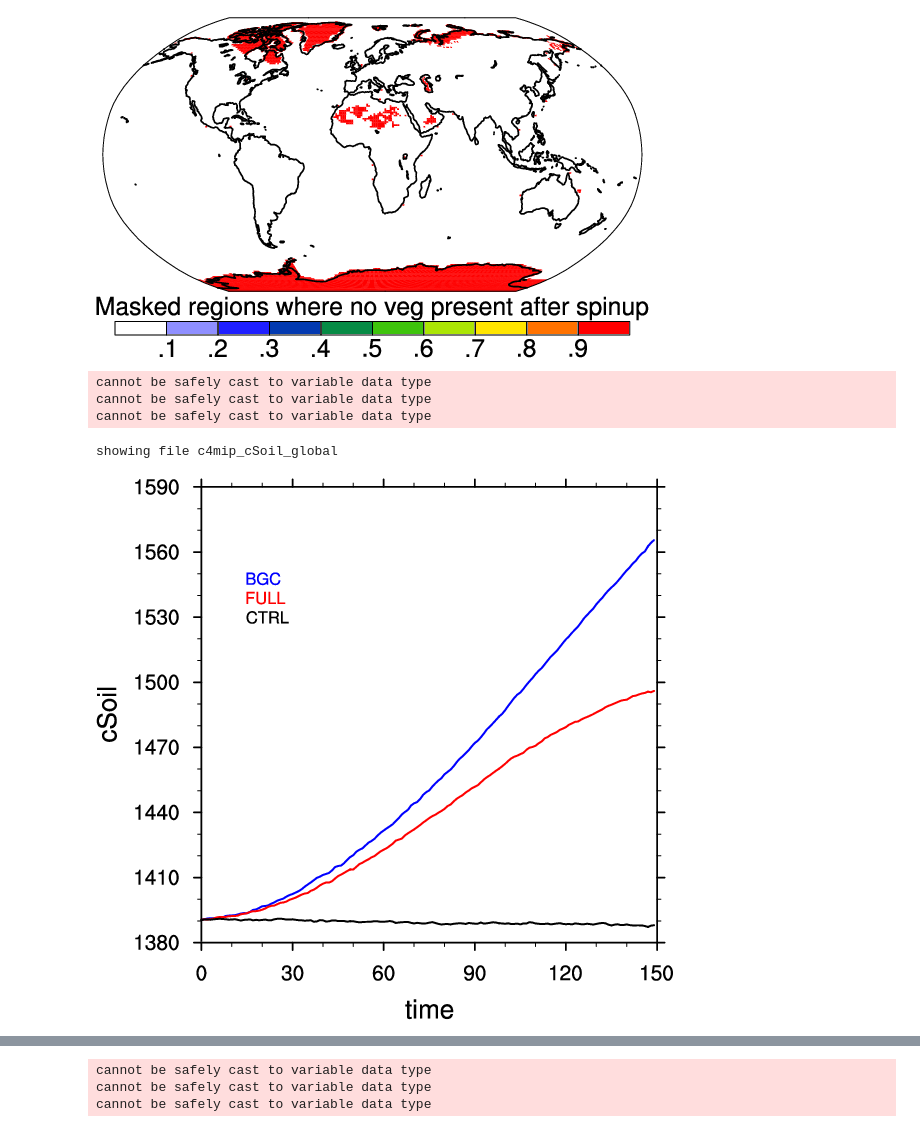
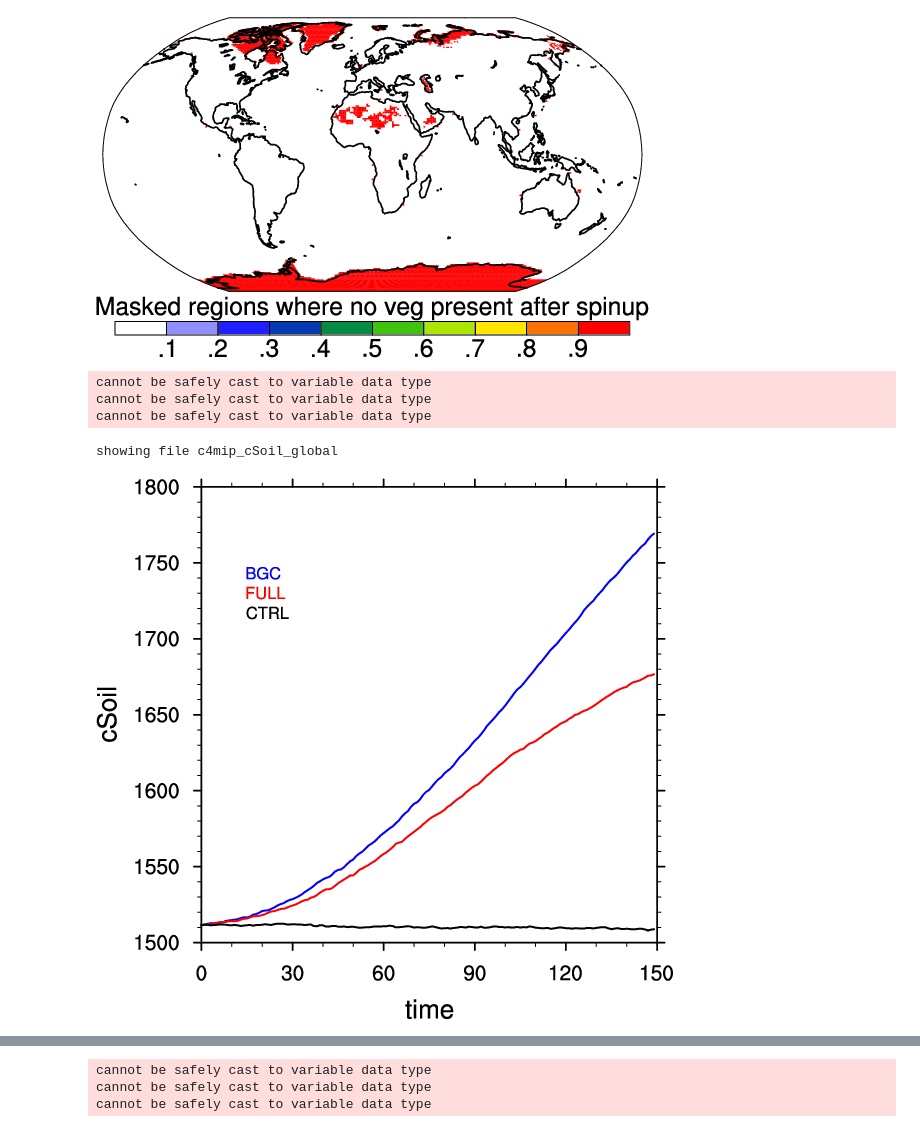
Before and after one commit to ckoven/cesm2_c4mip, a Jupyter notebook: cesm_c4mip.ipynb, the cells around one changed output, grey strips where cells are left out. Saved outputs shown, nothing was run; the diff lists cells and outputs as text; code cells hidden in the pictures.

```diff
--- a/cesm_c4mip.ipynb
+++ b/cesm_c4mip.ipynb
@@ -262,37 +262,60 @@ cLitterfilenames = [
 'cLitter_Lmon_CESM2_piControl_r1i1p1f1_gn_060001-069912.nc']
 ]
 
 cLitterfiles_bgc=[]
 for i in range(len(cLitterfilenames[0])):
     cLitterfiles_bgc.append(nc4.Dataset(cLitterfilenames[0][i]))
 
 cLitterfiles_ful=[]
 for i in range(len(cLitterfilenames[1])):
     cLitterfiles_ful.append(nc4.Dataset(cLitterfilenames[1][i]))
 
 cLitterfiles_ctrl=[]
 for i in range(len(cLitterfilenames[2])):
     cLitterfiles_ctrl.append(nc4.Dataset(cLitterfilenames[2][i]))
 
-cSoil_bgc = np.ma.row_stack((cSoilfiles_bgc[0].variables['cSoil'][:]+cLitterfiles_bgc[0].variables['cLitter'][:],cSoilfiles_bgc[1].variables['cSoil'][:]+cLitterfiles_bgc[1].variables['cLitter'][:],cSoilfiles_bgc[2].variables['cSoil'][:]+cLitterfiles_bgc[2].variables['cLitter'][:]))
+cCwdfilenames = [
+['cLitterCwd_Emon_CESM2_1pctCO2-bgc_r1i1p1f1_gn_000101-005012.nc',
+'cLitterCwd_Emon_CESM2_1pctCO2-bgc_r1i1p1f1_gn_005101-010012.nc',
+'cLitterCwd_Emon_CESM2_1pctCO2-bgc_r1i1p1f1_gn_010101-015012.nc'],
+['cCwd_Lmon_CESM2_1pctCO2_r1i1p1f1_gn_000101-005012.nc',
+'cCwd_Lmon_CESM2_1pctCO2_r1i1p1f1_gn_005101-010012.nc',
+'cCwd_Lmon_CESM2_1pctCO2_r1i1p1f1_gn_010101-015012.nc'],
+['cCwd_Lmon_CESM2_piControl_r1i1p1f1_gn_050001-059912.nc',
+'cCwd_Lmon_CESM2_piControl_r1i1p1f1_gn_060001-069912.nc']
+]
+
+cCwdfiles_bgc=[]
+for i in range(len(cCwdfilenames[0])):
+    cCwdfiles_bgc.append(nc4.Dataset(cCwdfilenames[0][i]))
+
+cCwdfiles_ful=[]
+for i in range(len(cCwdfilenames[1])):
+    cCwdfiles_ful.append(nc4.Dataset(cCwdfilenames[1][i]))
+
+cCwdfiles_ctrl=[]
+for i in range(len(cCwdfilenames[2])):
+    cCwdfiles_ctrl.append(nc4.Dataset(cCwdfilenames[2][i]))
+
+cSoil_bgc = np.ma.row_stack((cSoilfiles_bgc[0].variables['cSoil'][:]+cLitterfiles_bgc[0].variables['cLitter'][:]+cCwdfiles_bgc[0].variables['cLitterCwd'][:],cSoilfiles_bgc[1].variables['cSoil'][:]+cLitterfiles_bgc[1].variables['cLitter'][:]+cCwdfiles_bgc[1].variables['cLitterCwd'][:],cSoilfiles_bgc[2].variables['cSoil'][:]+cLitterfiles_bgc[2].variables['cLitter'][:]+cCwdfiles_bgc[2].variables['cLitterCwd'][:]))
 cSoil_bgc_annual = smoothlib.monthly_to_annual(cSoil_bgc)
 cSoil_bgc_global_annual = geog_funcs.area_integrate(cSoil_bgc_annual, lat, lon, area=area_landonly_vegpresent)  / 1e12
 
-cSoil_ful = np.ma.row_stack((cSoilfiles_ful[0].variables['cSoil'][:]+cLitterfiles_ful[0].variables['cLitter'][:],cSoilfiles_ful[1].variables['cSoil'][:]+cLitterfiles_ful[1].variables['cLitter'][:],cSoilfiles_ful[2].variables['cSoil'][:]+cLitterfiles_ful[2].variables['cLitter'][:]))
+cSoil_ful = np.ma.row_stack((cSoilfiles_ful[0].variables['cSoil'][:]+cLitterfiles_ful[0].variables['cLitter'][:]+cCwdfiles_ful[0].variables['cCwd'][:],cSoilfiles_ful[1].variables['cSoil'][:]+cLitterfiles_ful[1].variables['cLitter'][:]+cCwdfiles_ful[1].variables['cCwd'][:],cSoilfiles_ful[2].variables['cSoil'][:]+cLitterfiles_ful[2].variables['cLitter'][:]+cCwdfiles_ful[2].variables['cCwd'][:]))
 cSoil_ful_annual = smoothlib.monthly_to_annual(cSoil_ful)
 cSoil_ful_global_annual = geog_funcs.area_integrate(cSoil_ful_annual, lat, lon, area=area_landonly_vegpresent) / 1e12
 
-cSoil_ctrl = np.ma.row_stack((cSoilfiles_ctrl[0].variables['cSoil'][:]+cLitterfiles_ctrl[0].variables['cLitter'][:],cSoilfiles_ctrl[1].variables['cSoil'][:]+cLitterfiles_ctrl[1].variables['cLitter'][:]))
+cSoil_ctrl = np.ma.row_stack((cSoilfiles_ctrl[0].variables['cSoil'][:]+cLitterfiles_ctrl[0].variables['cLitter'][:]+cCwdfiles_ctrl[0].variables['cCwd'][:],cSoilfiles_ctrl[1].variables['cSoil'][:]+cLitterfiles_ctrl[1].variables['cLitter'][:]+cCwdfiles_ctrl[1].variables['cCwd'][:]))
 cSoil_ctrl_annual = smoothlib.monthly_to_annual(cSoil_ctrl)
 cSoil_ctrl_global_annual = geog_funcs.area_integrate(cSoil_ctrl_annual, lat, lon, area=area_landonly_vegpresent) / 1e12
 
 map_funcs.xyplot(np.arange(len(cSoil_ful_global_annual)), np.row_stack((cSoil_bgc_global_annual,cSoil_ful_global_annual,cSoil_ctrl_global_annual[0:150])), file='c4mip_cSoil_global', ytitle='cSoil', xtitle='time', showjupyter=True, colors=['blue','red','black'], labels=['BGC','FULL','CTRL'])
 # %% [output]
 cannot be safely cast to variable data type
 cannot be safely cast to variable data type
 cannot be safely cast to variable data type
 showing file c4mip_cSoil_global
-[figure, old version]
+[figure, new version]
 # %%
 ## plot the trajectory of global soil carbon, without using the vegetation filter
 
```
Also changed, not shown: parts of 3 cells of this notebook.
